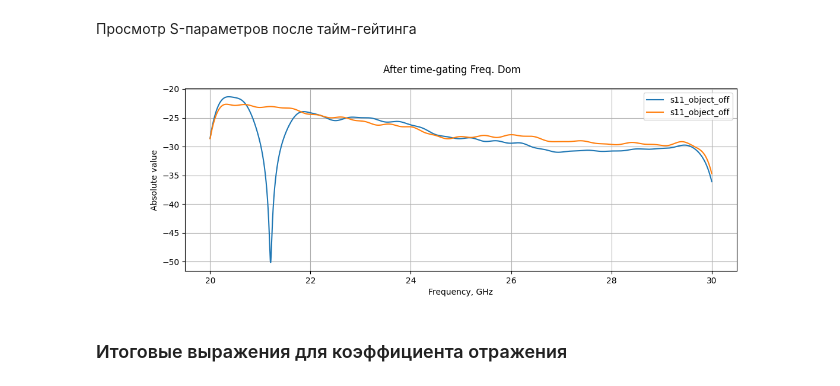
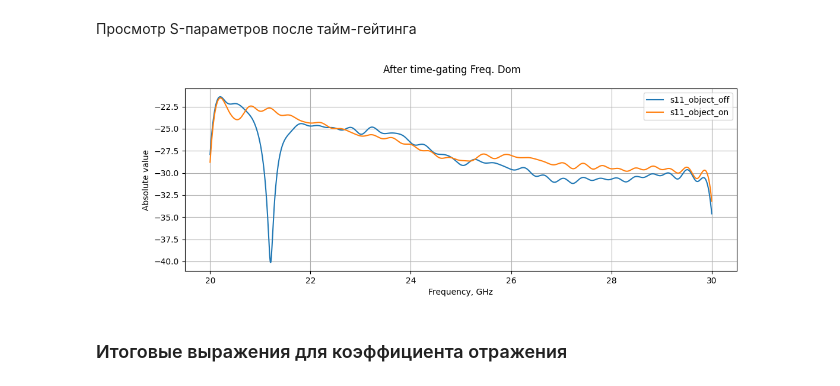
Before and after one commit to isvoropaev02/post_processing_RIS, a Jupyter notebook: 29sept/S11_29sept.ipynb, the cells around one changed output. Cells and saved outputs as stored; diff of their text form; code cells hidden in the pictures.

```diff
--- a/29sept/S11_29sept.ipynb
+++ b/29sept/S11_29sept.ipynb
@@ -157,7 +157,7 @@ plt.show()
 # %% [output]
 [figure]
 # %%
-gate_s11 = np.array([[0, 15], [18, 900]])*1e-9 # заполнить промежутками времени, которые необходимо вырезать в нс
+gate_s11 = np.array([[0, 15], [20, 900]])*1e-9 # заполнить промежутками времени, которые необходимо вырезать в нс
 # %%
 def time_gate_s_param(gate: np.ndarray, s_par: pd.core.series.Series, n=N_fft, time=time):
     s = s_par.to_numpy()
@@ -189,24 +189,24 @@ s11_object_on.shape # проверка, что число точек остал
 Просмотр S-параметров после тайм-гейтинга
 # %%
 param = [s11_object_off_5V, s11_object_on]
-name = ['s11_object_off', 's11_object_off']
+name = ['s11_object_off', 's11_object_on']
 
 fig3 = plt.figure(figsize=(12,4))
 
 ax_1 = fig3.add_subplot(111)
 
 for i, s_par in enumerate(param):
     ax_1.plot(frequency*1e-9, 20*np.log10(s_par.apply(abs).to_numpy()), label=name[i])
 ax_1.set_xlabel("Frequency, GHz")
 ax_1.set_ylabel("Absolute value")
 ax_1.legend()
 ax_1.grid()
 
 
 fig3.suptitle('After time-gating Freq. Dom')
 plt.show()
 # %% [output]
-[figure, old version]
+[figure, new version]
 # %% [markdown]
 ### Итоговые выражения для коэффициента отражения
 # %%
```
Also changed, not shown: parts of 10 cells of this notebook, 3 other files.
